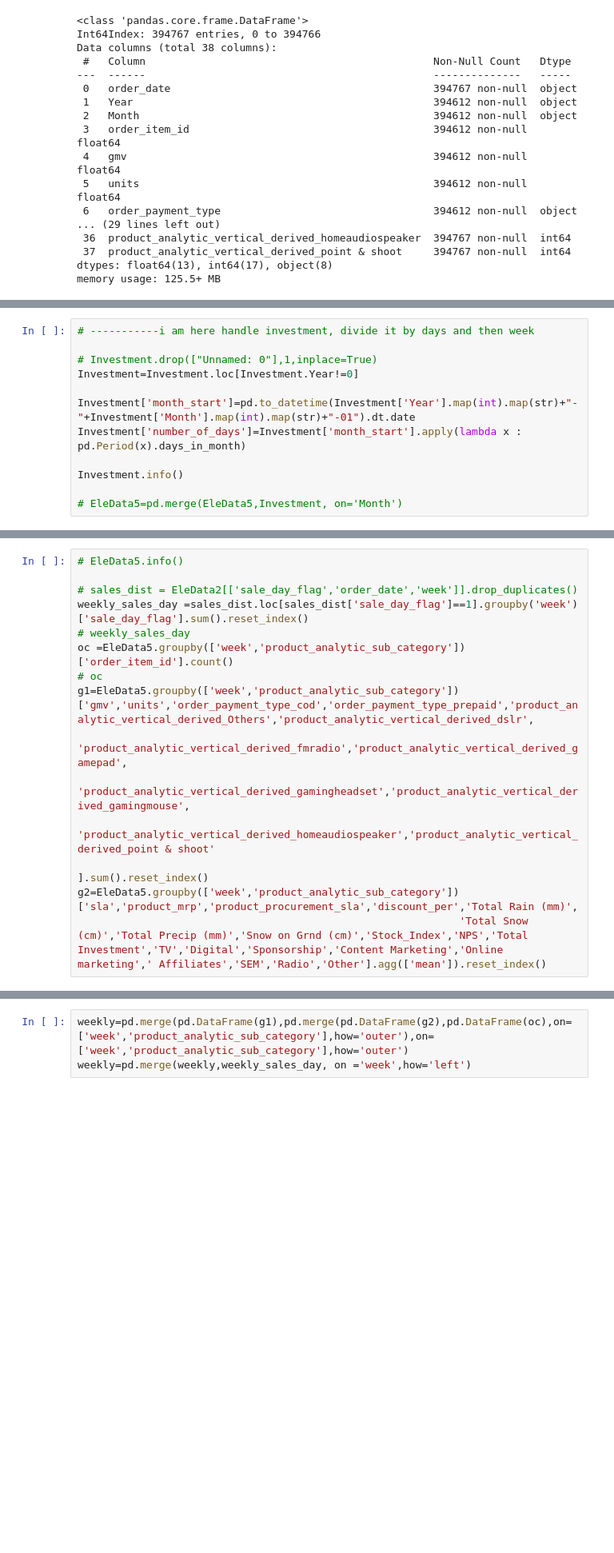
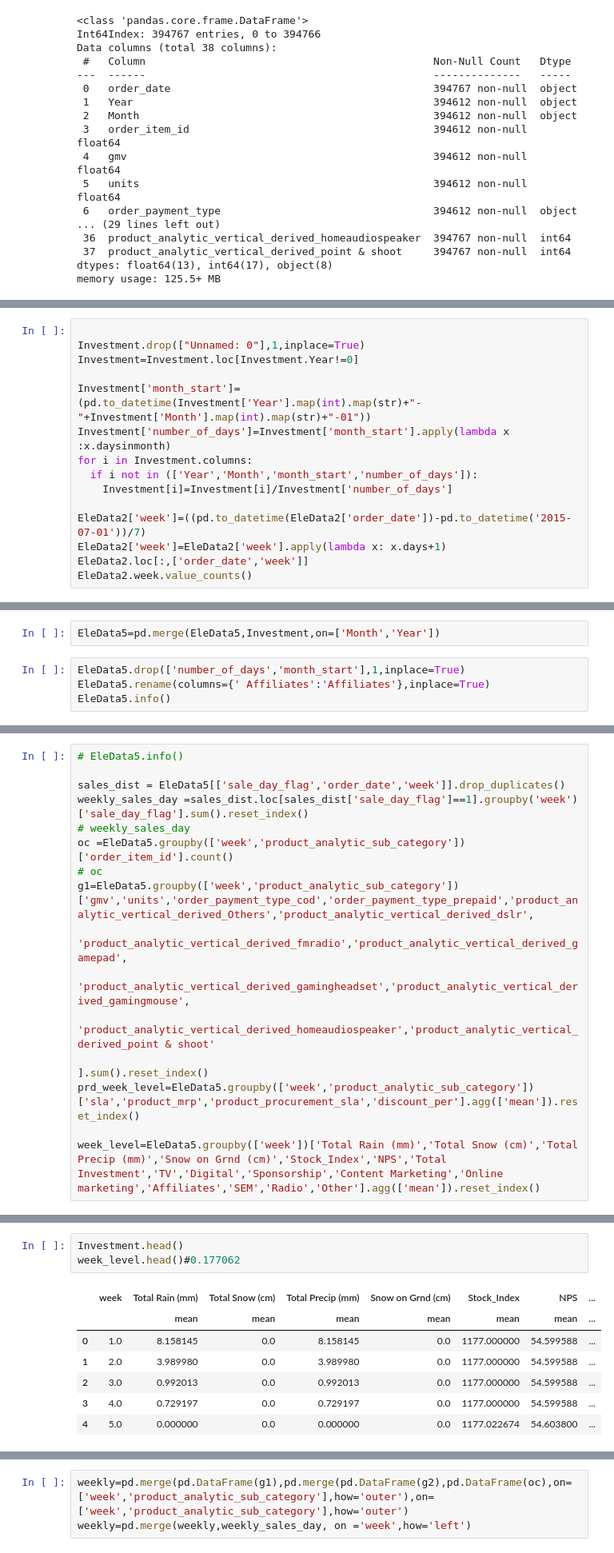
Before and after one commit to PrajsPrabs/UpgradBACaseStudy, a Jupyter notebook: EComm1.ipynb, the cells around one changed output, grey strips where cells are left out. Shown at 80% size. Saved outputs shown, nothing was run; the diff lists cells and outputs as text; blank space fills up the shorter version.

```diff
--- a/EComm1.ipynb
+++ b/EComm1.ipynb
@@ -884,14 +856,17 @@ Investment = pd.read_excel("/content/drive/MyDrive/Colab Notebooks/E-Commerce Ca
 Investment.isna().sum()
 Investment.fillna(0,inplace=True)
 # %%
-# -----------i am here handle investment, divide it by days and then week
 
-# Investment.drop(["Unnamed: 0"],1,inplace=True)
+Investment.drop(["Unnamed: 0"],1,inplace=True)
 Investment=Investment.loc[Investment.Year!=0]
 
-Investment['month_start']=pd.to_datetime(Investment['Year'].map(int).map(str)+"-"+Investment['Month'].map(int).map(str)+"-01").dt.date
-Investment['number_of_days']=Investment['month_start'].apply(lambda x : pd.Period(x).days_in_month)
+Investment['month_start']=(pd.to_datetime(Investment['Year'].map(int).map(str)+"-"+Investment['Month'].map(int).map(str)+"-01"))
+Investment['number_of_days']=Investment['month_start'].apply(lambda x :x.daysinmonth)
+for i in Investment.columns:
+  if i not in (['Year','Month','month_start','number_of_days']):
+    Investment[i]=Investment[i]/Investment['number_of_days']
 
-Investment.info()
-
-# EleData5=pd.merge(EleData5,Investment, on='Month')
+EleData2['week']=((pd.to_datetime(EleData2['order_date'])-pd.to_datetime('2015-07-01'))/7)
+EleData2['week']=EleData2['week'].apply(lambda x: x.days+1)
+EleData2.loc[:,['order_date','week']]
+EleData2.week.value_counts()
@@ -931,0 +882,6 @@ Length: 344, dtype: int64
+# %%
+EleData5=pd.merge(EleData5,Investment,on=['Month','Year'])
+# %%
+EleData5.drop(['number_of_days','month_start'],1,inplace=True)
+EleData5.rename(columns={' Affiliates':'Affiliates'},inplace=True)
+EleData5.info()
@@ -932,7 +906,7 @@ Length: 344, dtype: int64
 # %%
 # EleData5.info()
 
-# sales_dist = EleData2[['sale_day_flag','order_date','week']].drop_duplicates()
+sales_dist = EleData5[['sale_day_flag','order_date','week']].drop_duplicates()
 weekly_sales_day =sales_dist.loc[sales_dist['sale_day_flag']==1].groupby('week')['sale_day_flag'].sum().reset_index()
 # weekly_sales_day
 oc =EleData5.groupby(['week','product_analytic_sub_category'])['order_item_id'].count()
@@ -942,5 +916,6 @@ g1=EleData5.groupby(['week','product_analytic_sub_category'])['gmv','units','ord
                                                              'product_analytic_vertical_derived_gamingheadset','product_analytic_vertical_derived_gamingmouse',
                                                              'product_analytic_vertical_derived_homeaudiospeaker','product_analytic_vertical_derived_point & shoot'
                                                               ].sum().reset_index()
-g2=EleData5.groupby(['week','product_analytic_sub_category'])['sla','product_mrp','product_procurement_sla','discount_per','Total Rain (mm)',
-                                                             'Total Snow (cm)','Total Precip (mm)','Snow on Grnd (cm)','Stock_Index','NPS','Total Investment','TV','Digital','Sponsorship','Content Marketing','Online marketing',' Affiliates','SEM','Radio','Other'].agg(['mean']).reset_index()
+prd_week_level=EleData5.groupby(['week','product_analytic_sub_category'])['sla','product_mrp','product_procurement_sla','discount_per'].agg(['mean']).reset_index()
+
+week_level=EleData5.groupby(['week'])['Total Rain (mm)','Total Snow (cm)','Total Precip (mm)','Snow on Grnd (cm)','Stock_Index','NPS','Total Investment','TV','Digital','Sponsorship','Content Marketing','Online marketing','Affiliates','SEM','Radio','Other'].agg(['mean']).reset_index()
@@ -964,0 +922,11 @@ weekly_sales_day
+# %%
+Investment.head()
+week_level.head()#0.177062
+# %% [output]
+|  | week | Total Rain (mm) | Total Snow (cm) | Total Precip (mm) | Snow on Grnd (cm) | Stock_Index | NPS | ... |
+|  |  | mean | mean | mean | mean | mean | mean | ... |
+| 0 | 1.0 | 8.158145 | 0.0 | 8.158145 | 0.0 | 1177.000000 | 54.599588 | ... |
+| 1 | 2.0 | 3.989980 | 0.0 | 3.989980 | 0.0 | 1177.000000 | 54.599588 | ... |
+| 2 | 3.0 | 0.992013 | 0.0 | 0.992013 | 0.0 | 1177.000000 | 54.599588 | ... |
+| 3 | 4.0 | 0.729197 | 0.0 | 0.729197 | 0.0 | 1177.000000 | 54.599588 | ... |
+| 4 | 5.0 | 0.000000 | 0.0 | 0.000000 | 0.0 | 1177.022674 | 54.603800 | ... |
```
Also changed, not shown: parts of 19 cells of this notebook.
